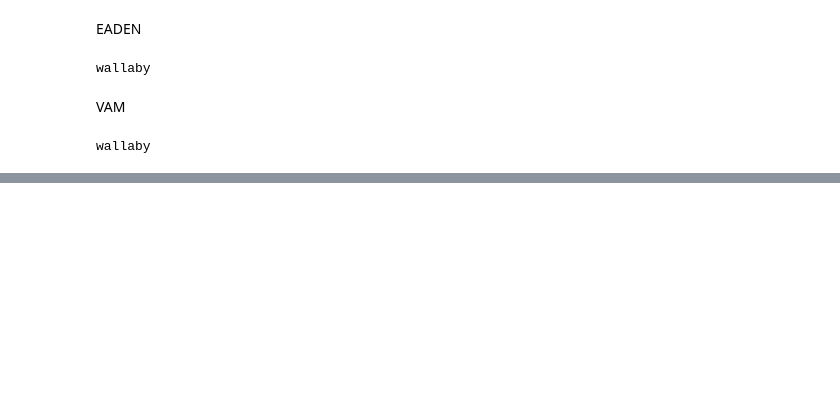
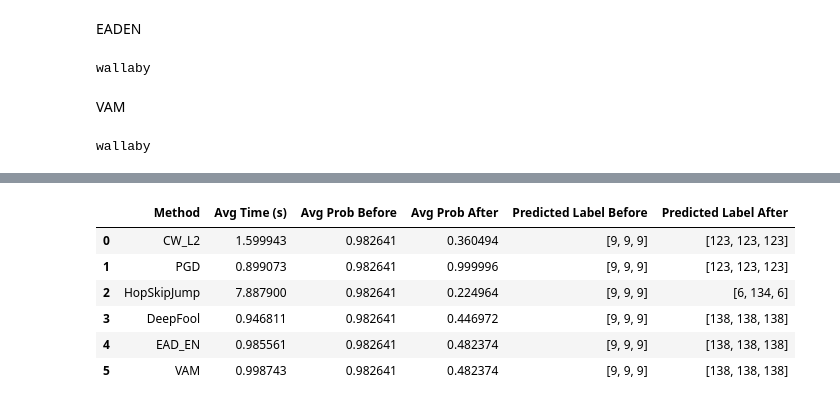
Before and after one commit to MichaelAngeloTheFirst/Benchmark-of-Methods-for-Adversarial-Attacks, a Jupyter notebook: mobilenet_foolbox.ipynb, the cells around one changed output, grey strips where cells are left out. Drawn from its saved outputs; the diff is of its cells as text; code cells hidden in the pictures; blank space fills up the shorter version.

Commit message:
mobilenetfoolbox with benchmark

```diff
--- a/mobilenet_foolbox.ipynb
+++ b/mobilenet_foolbox.ipynb
@@ -236,10 +232,10 @@ wallaby
 # %% [markdown]
 EADEN
 # %%
-def fool_model_with_eaden(image_url: str, label=9):
-    model = timm.create_model('tf_mobilenetv3_large_minimal_100.in1k', pretrained=True)
-    model.eval()
-    model =model.cuda()
+def fool_model_with_eaden(image_url: str,model, label=9):
+    # model = timm.create_model('tf_mobilenetv3_large_minimal_100.in1k', pretrained=True)
+    # model.eval()
+    # model =model.cuda()
 
     # Foolbox model wrapper
     fmodel = fb.PyTorchModel(
@@ -277,10 +273,10 @@ wallaby
 # %% [markdown]
 VAM
 # %%
-def fool_model_with_VAM(image_url: str, label=9):
-    model = timm.create_model('tf_mobilenetv3_large_minimal_100.in1k', pretrained=True)
-    model.eval()
-    model =model.cuda()
+def fool_model_with_VAM(image_url: str,model, label=9):
+    # model = timm.create_model('tf_mobilenetv3_large_minimal_100.in1k', pretrained=True)
+    # model.eval()
+    # model =model.cuda()
 
     # Foolbox model wrapper
     fmodel = fb.PyTorchModel(
@@ -311,7 +307,7 @@ def fool_model_with_VAM(image_url: str, label=9):
 
     return raw_adversarial, clipped_adversarial, success, label, adversarial_label
 # %%
-raw_adversarial, clipped_adversarial, success, label, adversarial_label = fool_model_with_VAM('https://transforms.stlzoo.org/production/animals/red-kangaroo-02-01.jpg?w=1200&h=1200&auto=compress%2Cformat&fit=crop&dm=1654795233&s=5f137aa9a410a7ea3386c6972265111d', imagenet_labels.index('dingo'))
+raw_adversarial, clipped_adversarial, success, label, adversarial_label = fool_model_with_VAM('https://transforms.stlzoo.org/production/animals/red-kangaroo-02-01.jpg?w=1200&h=1200&auto=compress%2Cformat&fit=crop&dm=1654795233&s=5f137aa9a410a7ea3386c6972265111d', imagenet_labels.index('wallaby'))
 print(imagenet_labels[adversarial_label])
 # %% [output]
 wallaby
@@ -317,0 +393,19 @@ wallaby
+# %%
+methods = {
+    "CW_L2": fool_model_with_cwl2,
+    "PGD": fool_model_with_pgd,
+    "HopSkipJump": fool_model_with_hopskipjump,
+    "DeepFool": fool_model_with_deepfool,
+    "EAD_EN": fool_model_with_eaden,
+    "VAM": fool_model_with_VAM,
+}
+
+# Image and pretrained model (replace with actual inputs)
+image_url ='https://as2.ftcdn.net/v2/jpg/03/05/26/83/1000_F_305268343_5Xi5esuvd6mIOqFC0QXZdCcqIWNQ6HR2.jpg'  # Replace with actual image path
+# model = load_pretrained_model()  # Replace with actual model loader
+
+# Run benchmarking
+benchmark_results = benchmark_methods(methods, image_url, mobile_model)
+
+# Display results as a tidy table
+print(benchmark_results)
@@ -317,0 +430,10 @@ wallaby
+# %%
+display(benchmark_results)
+# %% [output]
+|  | Method | Avg Time (s) | Avg Prob Before | Avg Prob After | Predicted Label Before | Predicted Label After |
+| 0 | CW_L2 | 1.599943 | 0.982641 | 0.360494 | [9, 9, 9] | [123, 123, 123] |
+| 1 | PGD | 0.899073 | 0.982641 | 0.999996 | [9, 9, 9] | [123, 123, 123] |
+| 2 | HopSkipJump | 7.887900 | 0.982641 | 0.224964 | [9, 9, 9] | [6, 134, 6] |
+| 3 | DeepFool | 0.946811 | 0.982641 | 0.446972 | [9, 9, 9] | [138, 138, 138] |
+| 4 | EAD_EN | 0.985561 | 0.982641 | 0.482374 | [9, 9, 9] | [138, 138, 138] |
+| 5 | VAM | 0.998743 | 0.982641 | 0.482374 | [9, 9, 9] | [138, 138, 138] |
```
Also changed, not shown: parts of 12 cells of this notebook.
